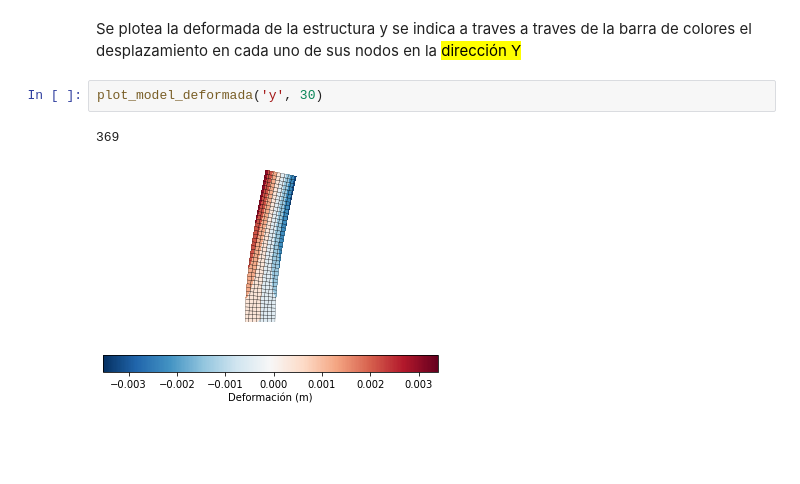
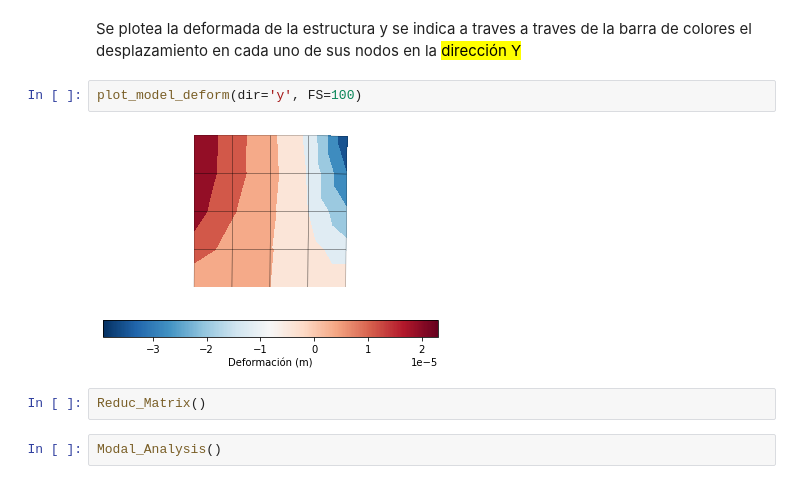
Before and after one commit to Julian-Palacios/pmef, a Jupyter notebook: 01_Viga_Quad4.ipynb, the cells around one changed output. Drawn from its saved outputs; the diff is of its cells as text; blank space fills up the shorter version.

```diff
--- a/01_Viga_Quad4.ipynb
+++ b/01_Viga_Quad4.ipynb
@@ -91,7 +109,10 @@ plot_model_deformada('x', 30) # plot_deformation
 # %% [markdown]
 <p>Se plotea la deformada de la estructura y se indica a traves a traves de la barra de colores el desplazamiento en cada uno de sus nodos en la <mark>dirección Y</mark> </p>
-# %%
-plot_model_deformada('y', 30)
-# %% [output]
-369
-[figure, removed]
+# %%
+plot_model_deform(dir='y', FS=100)
+# %% [output]
+[figure, added]
+# %%
+Reduc_Matrix()
+# %%
+Modal_Analysis()
```
Also changed, not shown: parts of 18 cells of this notebook.
